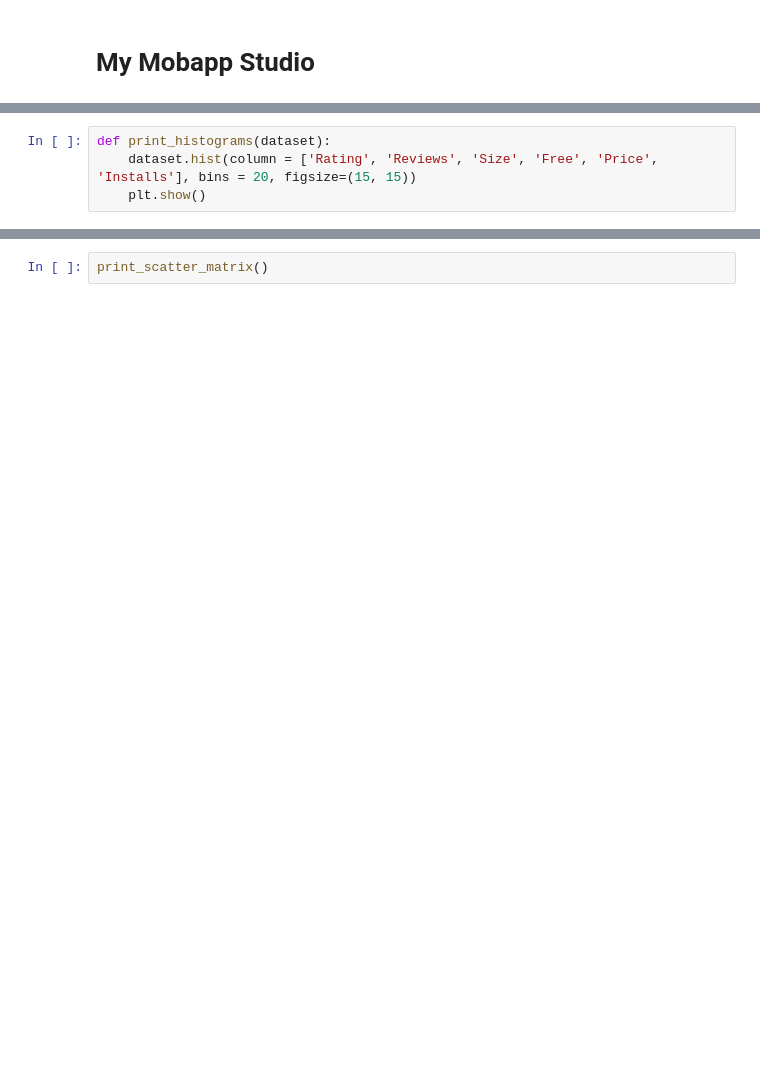
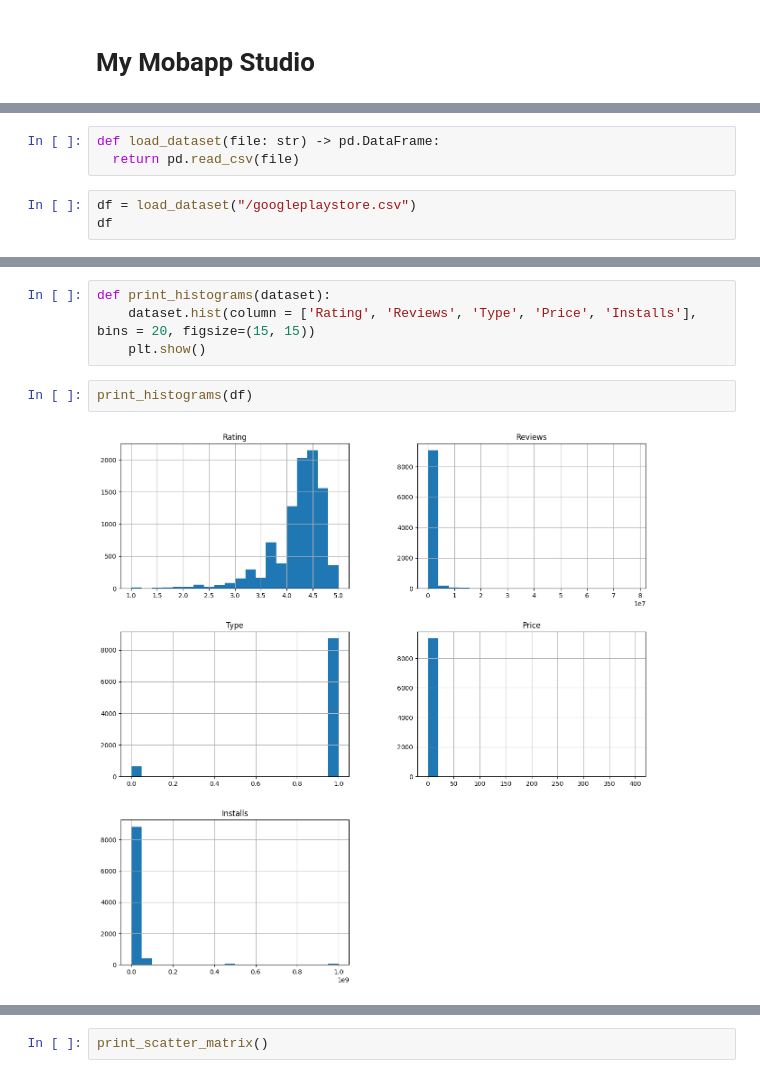
Before and after one commit to abdullaabdukulov/02-Data-Science-My-Mobapp-Studio-, a Jupyter notebook: my_mobapp_studio.ipynb, the cells around one changed output, grey strips where cells are left out. Drawn from its saved outputs; the diff is of its cells as text; blank space fills up the shorter version.

```diff
--- a/my_mobapp_studio.ipynb
+++ b/my_mobapp_studio.ipynb
@@ -214,4 +2,0 @@ dataset.describe()
-# %%
-def print_histograms(dataset):
-    dataset.hist(column = ['Rating', 'Reviews', 'Size', 'Free', 'Price', 'Installs'], bins = 20, figsize=(15, 15))
-    plt.show()
@@ -374,0 +12,6 @@ def print_scatter_matrix():
+# %%
+def load_dataset(file: str) -> pd.DataFrame:
+  return pd.read_csv(file)
+# %%
+df = load_dataset("/googleplaystore.csv")
+df
@@ -374,0 +119,8 @@ def print_scatter_matrix():
+# %%
+def print_histograms(dataset):
+    dataset.hist(column = ['Rating', 'Reviews', 'Type', 'Price', 'Installs'], bins = 20, figsize=(15, 15))
+    plt.show()
+# %%
+print_histograms(df)
+# %% [output]
+[figure, added]
```
Also changed, not shown: parts of 59 cells of this notebook.
